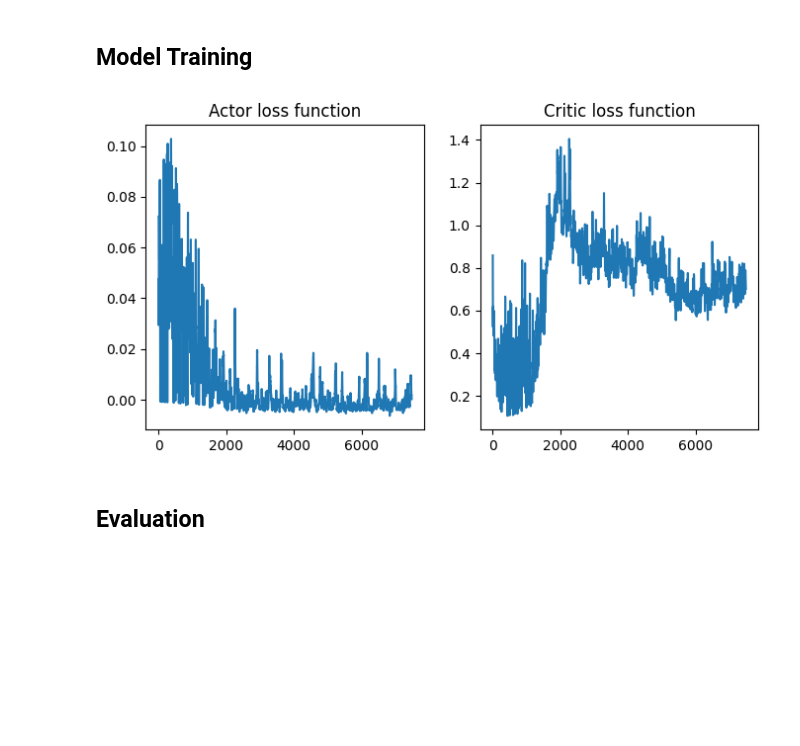
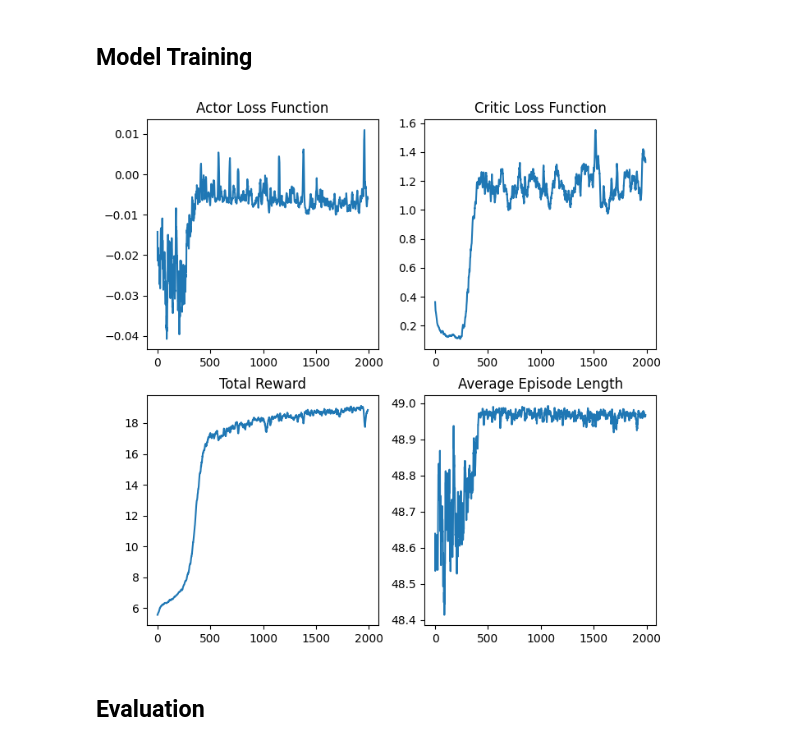
Before and after one commit to ChristianW26/CS372_Robot_Arm, a Jupyter notebook: ppo.ipynb, the cells around one changed output. Cells and saved outputs as stored; diff of their text form; code cells hidden in the pictures; blank space fills up the shorter version.

Commit message:
Added average total return and episode length tracking and trained model again

```diff
--- a/ppo.ipynb
+++ b/ppo.ipynb
@@ -250,35 +262,41 @@ class PPO():
 # %%
 # Initialize model and environment
 batch_size = 128
 env = gym.make(
     "PickCube-v1",
     num_envs=batch_size,
     obs_mode="state",
     control_mode="pd_joint_delta_pos",
     render_mode=None,
     robot_uids="so100"
 )
 env = ManiSkillVectorEnv(env, auto_reset=False, ignore_terminations=False)
 
 model = PPO(device, env, load_parameters=False, std=.3, actor_lr=1e-3, critic_lr=5e-3, clip=.1)
 
 # Model training
-model.train(num_batches=1_500, patience=None)
+model.train(num_batches=2_000, patience=None)
 
 # Plot training data
 df = pd.read_csv('Training Data.csv')
 actor_losses = df['Actor Losses'].to_numpy()
-critic_losses = df['Critic losses'].to_numpy()
+critic_losses = df['Critic Losses'].to_numpy()
+total_rewards = df['Total Rewards'].to_numpy()
+avg_lengths = df['Avg Lengths'].to_numpy()
 
 smoothing = 10
-fig, plts = plt.subplots(1, 2, num=1, clear=True, figsize = (8, 4))
-plts[0].plot(np.convolve(actor_losses, np.ones(smoothing), 'valid') / smoothing)
-plts[0].set(title='Actor loss function')
-plts[1].plot(np.convolve(critic_losses, np.ones(smoothing), 'valid') / smoothing)
-plts[1].set(title='Critic loss function')
+fig, axs = plt.subplots(2, 2, num=1, clear=True, figsize = (8, 8))
+axs[0, 0].plot(np.convolve(actor_losses, np.ones(smoothing), 'valid') / smoothing)
+axs[0, 0].set(title='Actor Loss Function')
+axs[0, 1].plot(np.convolve(critic_losses, np.ones(smoothing), 'valid') / smoothing)
+axs[0, 1].set(title='Critic Loss Function')
+axs[1, 0].plot(np.convolve(total_rewards, np.ones(smoothing), 'valid') / smoothing)
+axs[1, 0].set(title='Total Reward')
+axs[1, 1].plot(np.convolve(avg_lengths, np.ones(smoothing), 'valid') / smoothing)
+axs[1, 1].set(title='Average Episode Length')
 fig.show()
 # %% [output]
-[figure, old version]
+[figure, new version]
 # %% [markdown]
 ## Evaluation
 # %%
```
Also changed, not shown: parts of 2 cells of this notebook, 3 other files.
